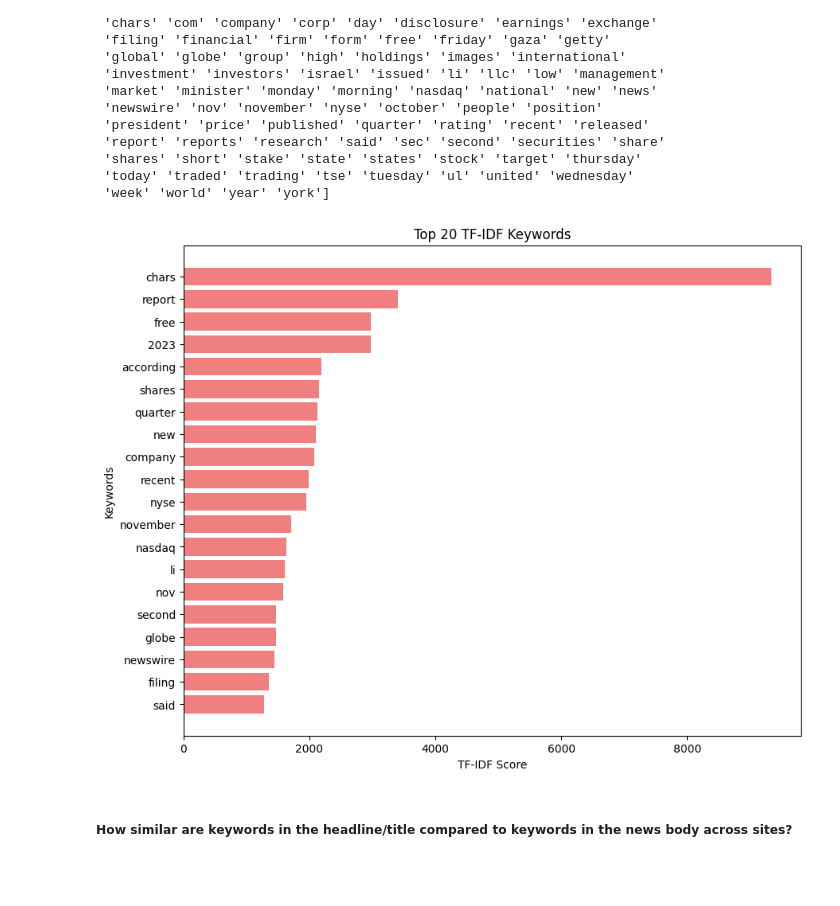
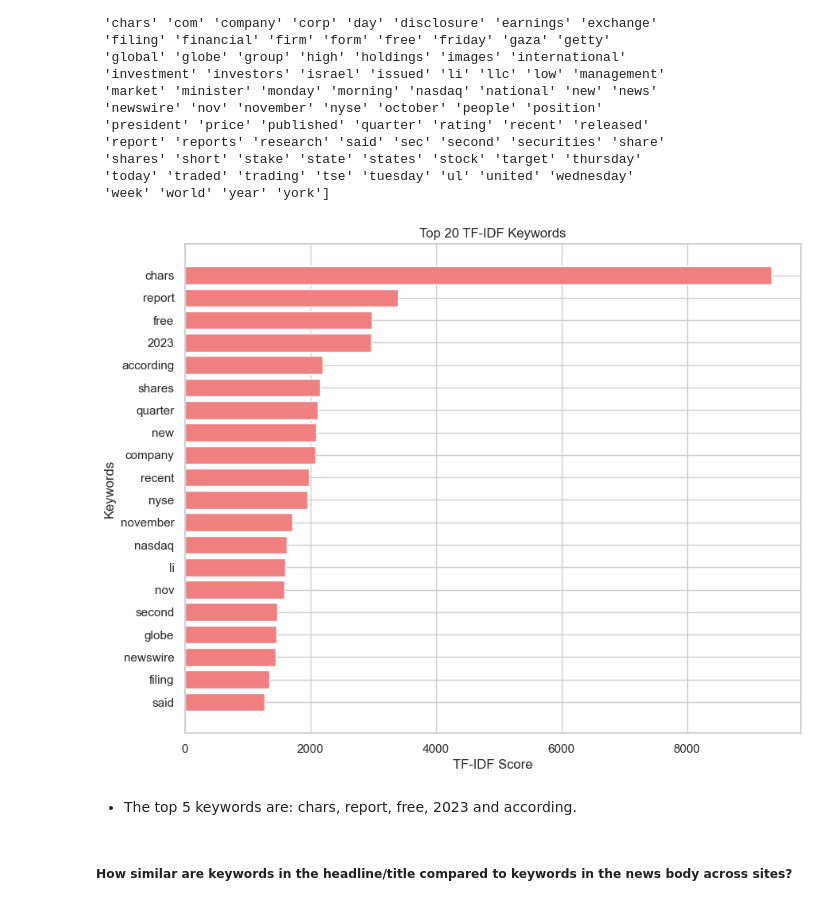
Before and after one commit to Joe-hyper/news_correlation_10ac_week0-, a Jupyter notebook: notebooks/News Analysis.ipynb, the cells around one changed output. Saved outputs shown, nothing was run; the diff lists cells and outputs as text; code cells hidden in the pictures; blank space fills up the shorter version.

```diff
--- a/notebooks/News Analysis.ipynb
+++ b/notebooks/News Analysis.ipynb
@@ -772,38 +787,29 @@ TF-IDF Keywords extracted: ['00' '10' '11' '13' '13f' '15' '16' '20' '2023' '2nd
  'today' 'traded' 'trading' 'tse' 'tuesday' 'ul' 'united' 'wednesday'
  'week' 'world' 'year' 'york']
 # %%
-# Selecting the 'content' column and dropping any missing values
-content_data = dfs_final_merged['content'].dropna()
-
-# Initializing the TF-IDF Vectorizer
-tfidf_vectorizer = TfidfVectorizer(max_features=100, stop_words='english')
-
-# Fitting and transforming the 'content' data
-tfidf_matrix = tfidf_vectorizer.fit_transform(content_data)
-
-# Getting feature names to use as keywords
-keywords = tfidf_vectorizer.get_feature_names_out()
-
+# visualization
 # Summing up the TF-IDF scores for each keyword
 sums = tfidf_matrix.sum(axis=0)
 data = []
 for col, term in enumerate(keywords):
     data.append((term, sums[0,col]))
 
 # Sorting the data by TF-IDF scores
 data = sorted(data, key=lambda x: x[1], reverse=True)
 
 # Preparing the plot
 keywords, scores = zip(*data)
 plt.figure(figsize=(10, 8), facecolor='white')
 plt.barh(keywords[:20], scores[:20], color='lightcoral')
 plt.xlabel('TF-IDF Score')
 plt.ylabel('Keywords')
 plt.title('Top 20 TF-IDF Keywords')
 plt.gca().invert_yaxis()
 plt.show()
 # %% [output]
-[figure, old version]
+[figure, new version]
+# %% [markdown]
+- The top 5 keywords are: chars, report, free, 2023 and according.
 # %% [markdown]
 ##### How similar are keywords in the headline/title compared to keywords in the news body across sites?
 # %%
```
Also changed, not shown: parts of 18 cells of this notebook, 4 other files.
